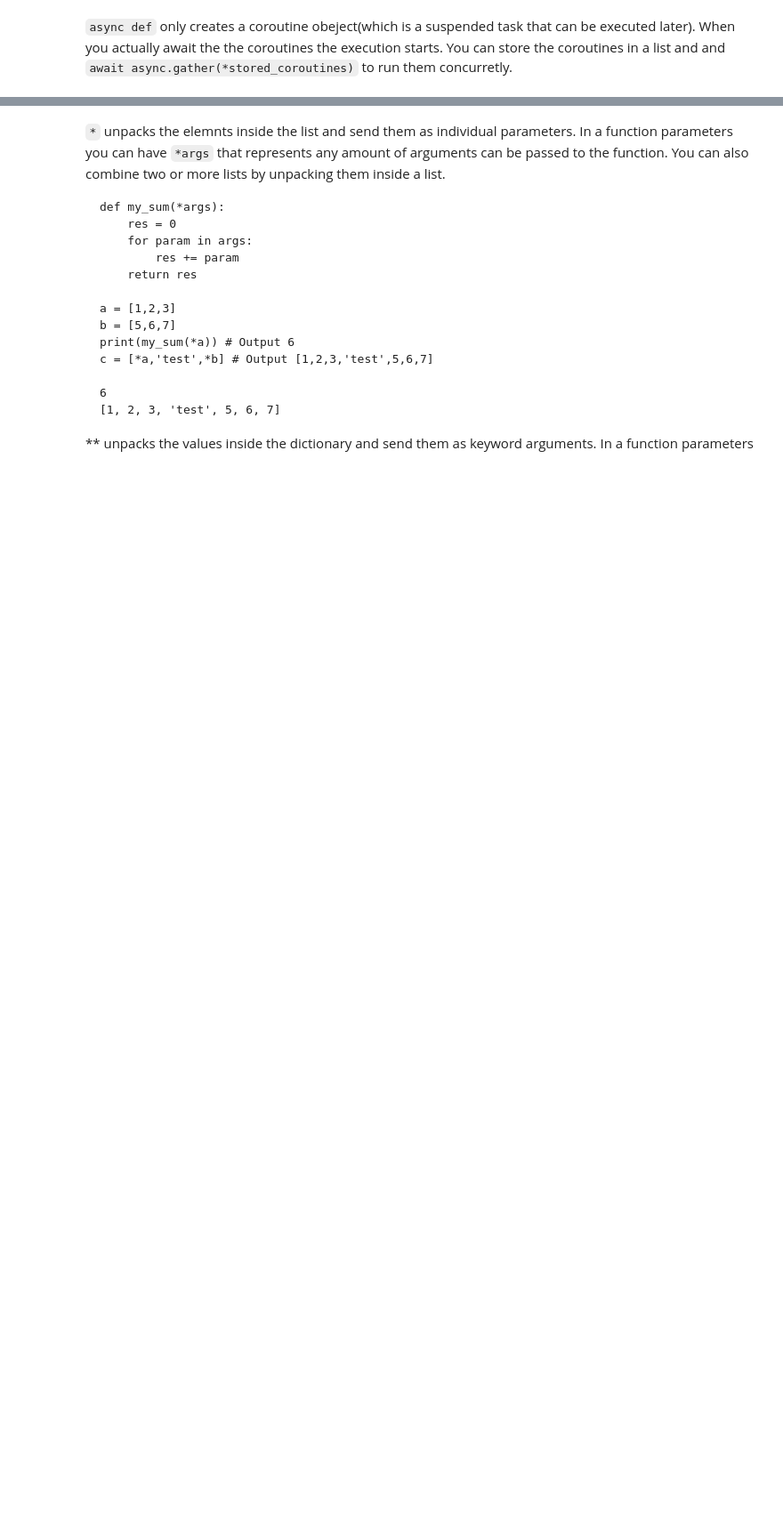
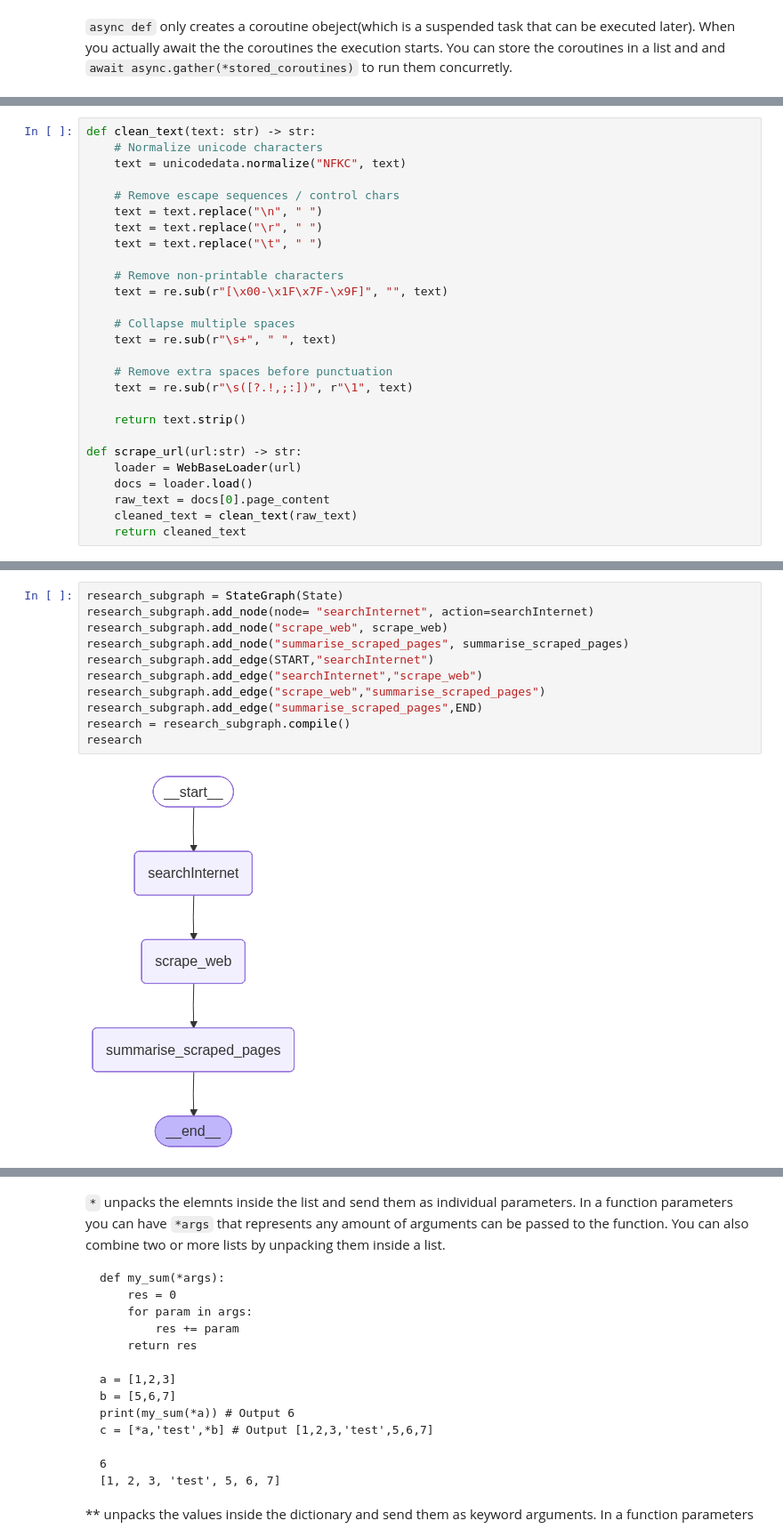
Before and after one commit to i0Ta07/blog_agent, a Jupyter notebook: main.ipynb, the cells around one changed output, grey strips where cells are left out. Shown at 89% size. Drawn from its saved outputs; the diff is of its cells as text; blank space fills up the shorter version.

Commit message:
Add Images and Web Scraping

```diff
--- a/main.ipynb
+++ b/main.ipynb
@@ -176,0 +191,27 @@ def research(state:State) -> dict:
+# %%
+def clean_text(text: str) -> str:
+    # Normalize unicode characters
+    text = unicodedata.normalize("NFKC", text)
+
+    # Remove escape sequences / control chars
+    text = text.replace("\n", " ")
+    text = text.replace("\r", " ")
+    text = text.replace("\t", " ")
+
+    # Remove non-printable characters
+    text = re.sub(r"[\x00-\x1F\x7F-\x9F]", "", text)
+
+    # Collapse multiple spaces
+    text = re.sub(r"\s+", " ", text)
+
+    # Remove extra spaces before punctuation
+    text = re.sub(r"\s([?.!,;:])", r"\1", text)
+
+    return text.strip()
+
+def scrape_url(url:str) -> str:
+    loader = WebBaseLoader(url)
+    docs = loader.load()
+    raw_text = docs[0].page_content
+    cleaned_text = clean_text(raw_text)
+    return cleaned_text
@@ -177,3 +278,16 @@ def research(state:State) -> dict:
+# %%
+research_subgraph = StateGraph(State)
+research_subgraph.add_node(node= "searchInternet", action=searchInternet)
+research_subgraph.add_node("scrape_web", scrape_web)
+research_subgraph.add_node("summarise_scraped_pages", summarise_scraped_pages)
+research_subgraph.add_edge(START,"searchInternet")
+research_subgraph.add_edge("searchInternet","scrape_web")
+research_subgraph.add_edge("scrape_web","summarise_scraped_pages")
+research_subgraph.add_edge("summarise_scraped_pages",END)
+research = research_subgraph.compile()
+research
+# %% [output]
+[figure, added]
 # %%
 def orchestrator(state: State) -> dict:
     mode = state.get("mode","closed_book")
```
Also changed, not shown: parts of 18 cells of this notebook, 4 other files.
